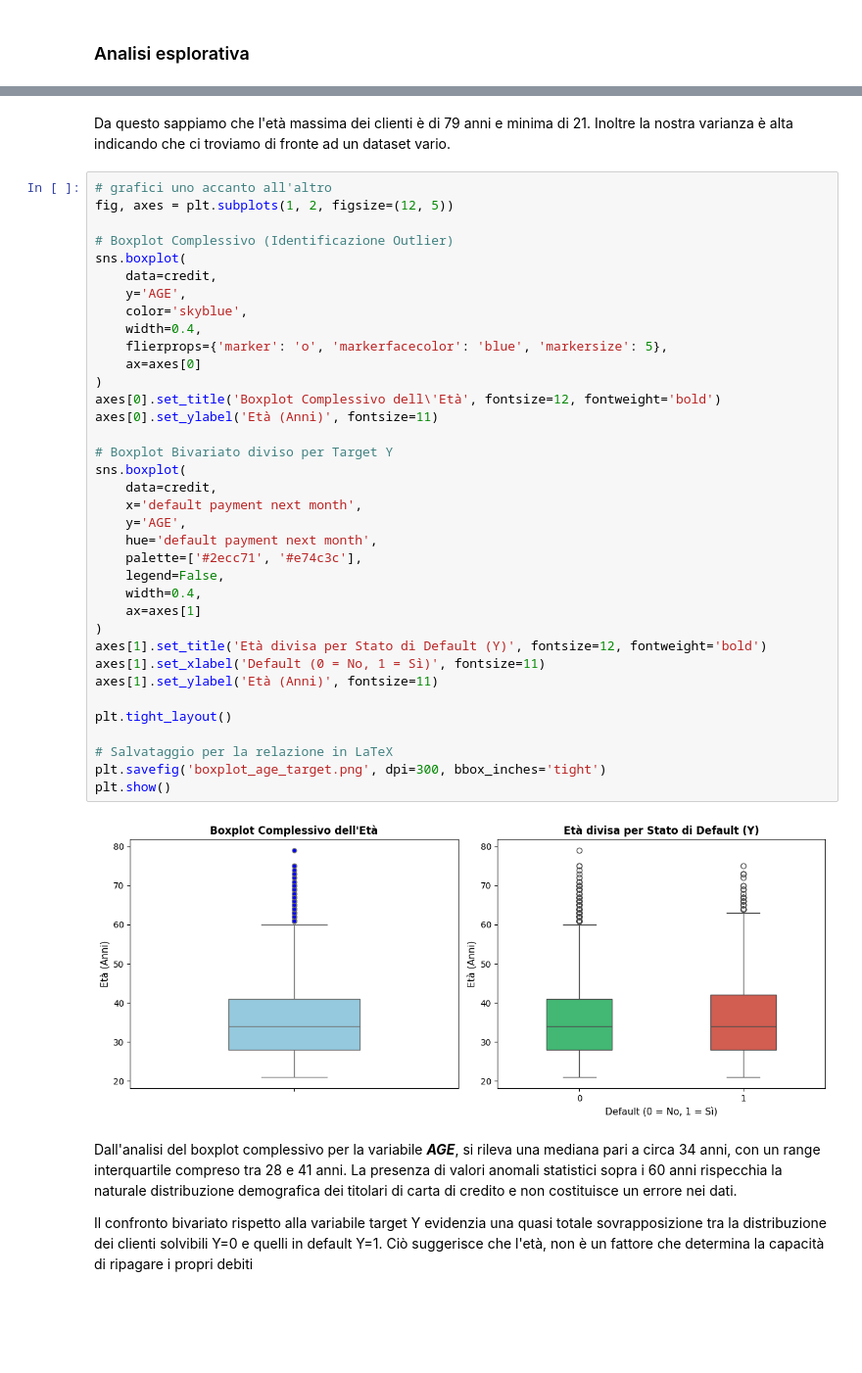
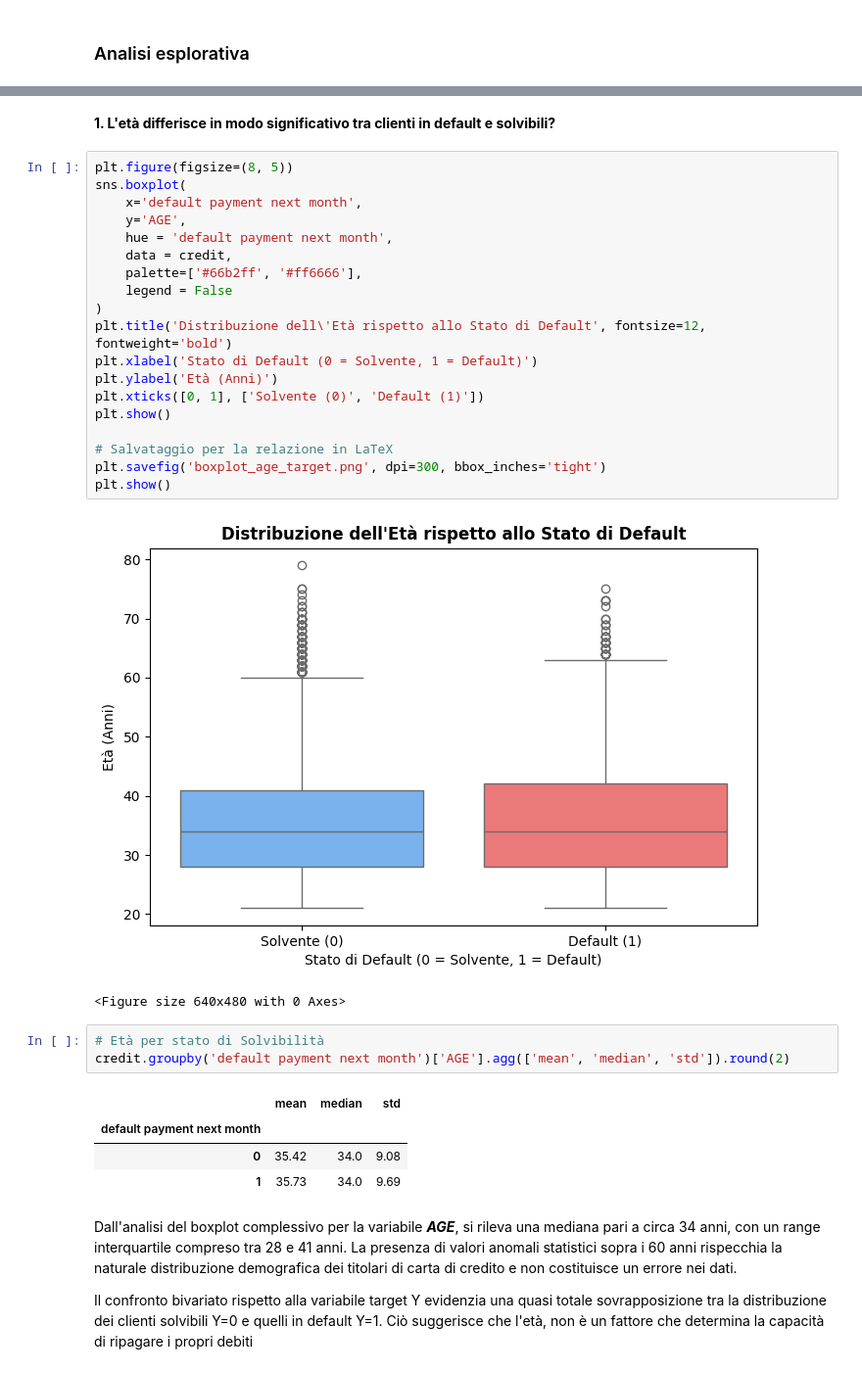
Before and after one commit to caterinaghiani/progetto_datascience, a Jupyter notebook: notebooks/progetto_datascience.ipynb, the cells around one changed output, grey strips where cells are left out. Shown at 98% size. Drawn from its saved outputs; the diff is of its cells as text; blank space fills up the shorter version.

```diff
--- a/notebooks/progetto_datascience.ipynb
+++ b/notebooks/progetto_datascience.ipynb
@@ -336,43 +376,35 @@ La varianza di età in credit è:  84.96975540851355
-# %% [markdown]
-Da questo sappiamo che l'età massima dei clienti è di 79 anni e minima di 21. Inoltre la nostra varianza è alta indicando che ci troviamo di fronte ad un dataset vario.
-# %%
-# grafici uno accanto all'altro
-fig, axes = plt.subplots(1, 2, figsize=(12, 5))
-
-# Boxplot Complessivo (Identificazione Outlier)
-sns.boxplot(
-    data=credit,
-    y='AGE',
-    color='skyblue',
-    width=0.4,
-    flierprops={'marker': 'o', 'markerfacecolor': 'blue', 'markersize': 5},
-    ax=axes[0]
-)
-axes[0].set_title('Boxplot Complessivo dell\'Età', fontsize=12, fontweight='bold')
-axes[0].set_ylabel('Età (Anni)', fontsize=11)
-
-# Boxplot Bivariato diviso per Target Y
-sns.boxplot(
-    data=credit,
-    x='default payment next month',
-    y='AGE',
-    hue='default payment next month',
-    palette=['#2ecc71', '#e74c3c'],
-    legend=False,
-    width=0.4,
-    ax=axes[1]
-)
-axes[1].set_title('Età divisa per Stato di Default (Y)', fontsize=12, fontweight='bold')
-axes[1].set_xlabel('Default (0 = No, 1 = Sì)', fontsize=11)
-axes[1].set_ylabel('Età (Anni)', fontsize=11)
-
-plt.tight_layout()
-
-# Salvataggio per la relazione in LaTeX
-plt.savefig('boxplot_age_target.png', dpi=300, bbox_inches='tight')
-plt.show()
-# %% [output]
-[figure, removed]
+# %% [markdown]
+**1. L'età differisce in modo significativo tra clienti in default e solvibili?**
+# %%
+plt.figure(figsize=(8, 5))
+sns.boxplot(
+    x='default payment next month',
+    y='AGE',
+    hue = 'default payment next month',
+    data = credit,
+    palette=['#66b2ff', '#ff6666'],
+    legend = False
+)
+plt.title('Distribuzione dell\'Età rispetto allo Stato di Default', fontsize=12, fontweight='bold')
+plt.xlabel('Stato di Default (0 = Solvente, 1 = Default)')
+plt.ylabel('Età (Anni)')
+plt.xticks([0, 1], ['Solvente (0)', 'Default (1)'])
+plt.show()
+
+# Salvataggio per la relazione in LaTeX
+plt.savefig('boxplot_age_target.png', dpi=300, bbox_inches='tight')
+plt.show()
+# %% [output]
+[figure, added]
+<Figure size 640x480 with 0 Axes>
+# %%
+# Età per stato di Solvibilità
+credit.groupby('default payment next month')['AGE'].agg(['mean', 'median', 'std']).round(2)
+# %% [output]
+|  | mean | median | std |
+| default payment next month |  |  |  |
+| 0 | 35.42 | 34.0 | 9.08 |
+| 1 | 35.73 | 34.0 | 9.69 |
 # %% [markdown]
 Dall'analisi del boxplot complessivo per la variabile ***AGE***, si rileva una mediana pari a circa 34 anni, con un range interquartile compreso tra 28 e 41 anni. La presenza di valori anomali statistici sopra i 60 anni rispecchia la naturale distribuzione demografica dei titolari di carta di credito e non costituisce un errore nei dati.
 
```
Also changed, not shown: parts of 46 cells of this notebook.
